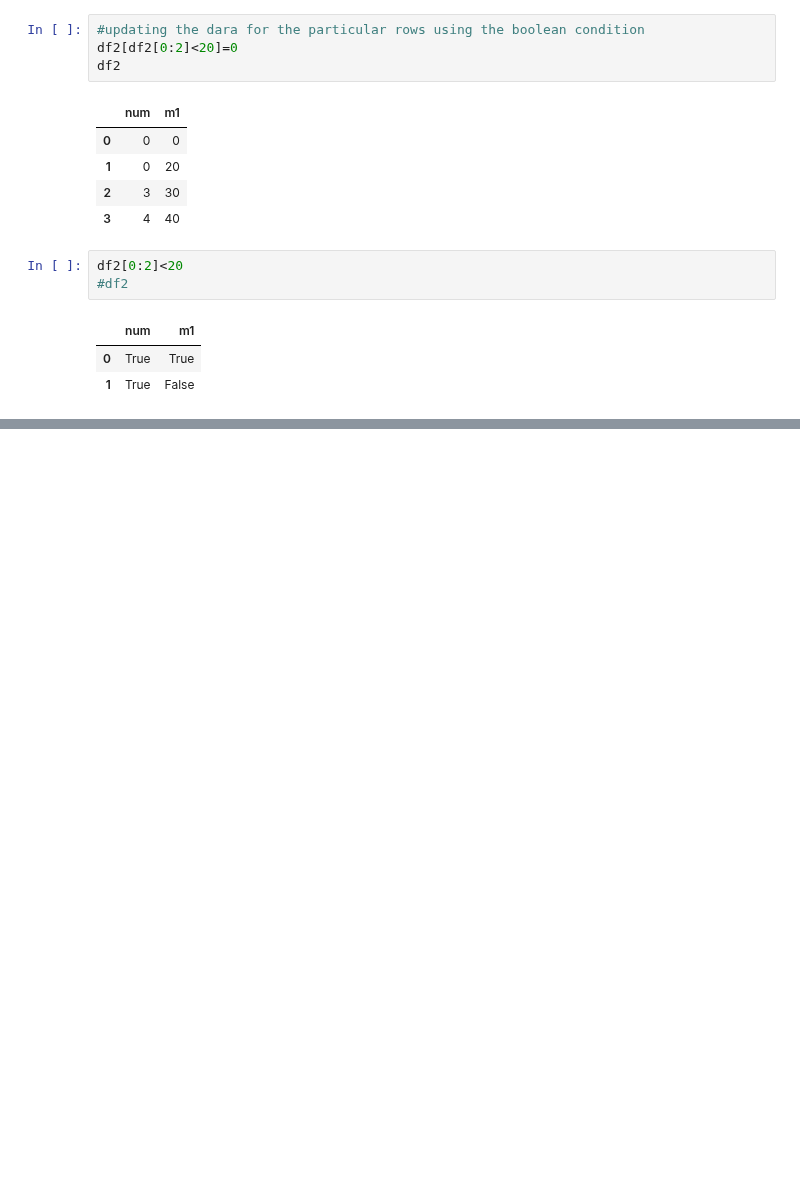
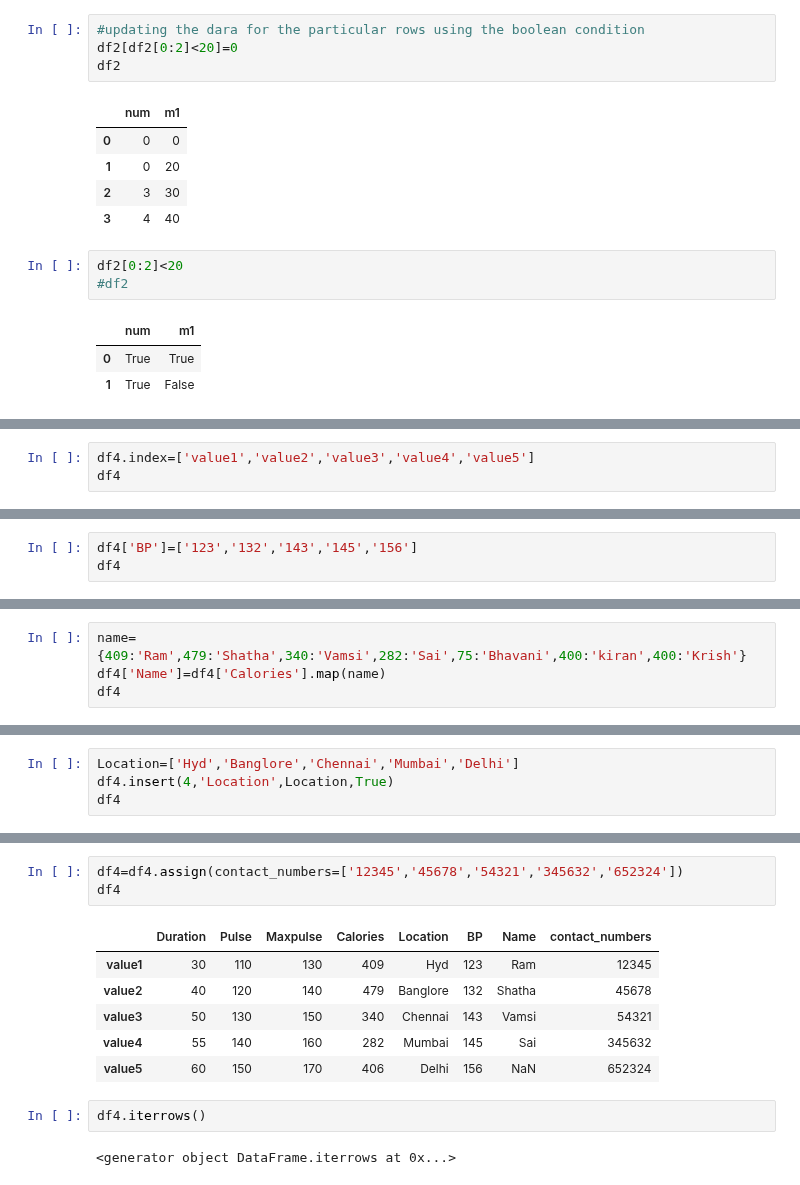
Before and after one commit to ramnagella/Demo, a Jupyter notebook: DA_Day7.ipynb, the cells around one changed output, grey strips where cells are left out. Drawn from its saved outputs; the diff is of its cells as text; blank space fills up the shorter version.

```diff
--- a/DA_Day7.ipynb
+++ b/DA_Day7.ipynb
@@ -473,0 +566,3 @@ df2[0:2]<20
+# %%
+df4.index=['value1','value2','value3','value4','value5']
+df4
@@ -473,0 +576,3 @@ df2[0:2]<20
+# %%
+df4['BP']=['123','132','143','145','156']
+df4
@@ -473,0 +586,4 @@ df2[0:2]<20
+# %%
+name={409:'Ram',479:'Shatha',340:'Vamsi',282:'Sai',75:'Bhavani',400:'kiran',400:'Krish'}
+df4['Name']=df4['Calories'].map(name)
+df4
@@ -473,0 +597,4 @@ df2[0:2]<20
+# %%
+Location=['Hyd','Banglore','Chennai','Mumbai','Delhi']
+df4.insert(4,'Location',Location,True)
+df4
@@ -473,0 +608,14 @@ df2[0:2]<20
+# %%
+df4=df4.assign(contact_numbers=['12345','45678','54321','345632','652324'])
+df4
+# %% [output]
+|  | Duration | Pulse | Maxpulse | Calories | Location | BP | Name | contact_numbers |
+| value1 | 30 | 110 | 130 | 409 | Hyd | 123 | Ram | 12345 |
+| value2 | 40 | 120 | 140 | 479 | Banglore | 132 | Shatha | 45678 |
+| value3 | 50 | 130 | 150 | 340 | Chennai | 143 | Vamsi | 54321 |
+| value4 | 55 | 140 | 160 | 282 | Mumbai | 145 | Sai | 345632 |
+| value5 | 60 | 150 | 170 | 406 | Delhi | 156 | NaN | 652324 |
+# %%
+df4.iterrows()
+# %% [output]
+<generator object DataFrame.iterrows at 0x...>
```
Also changed, not shown: parts of 20 cells of this notebook.
